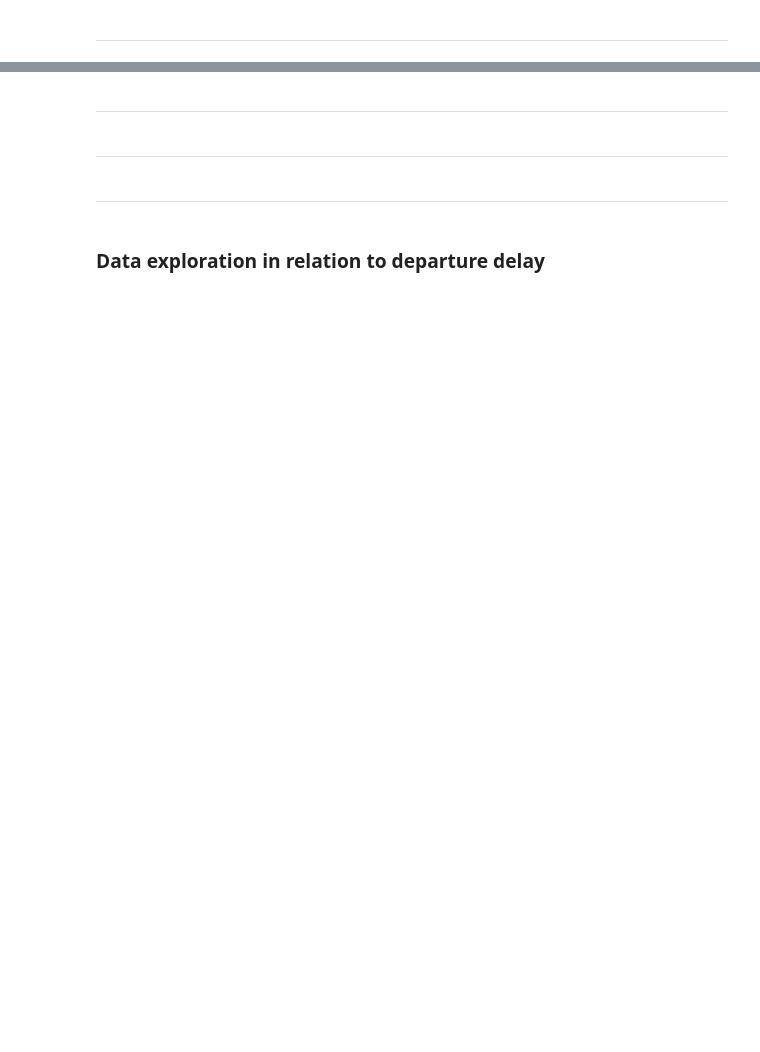
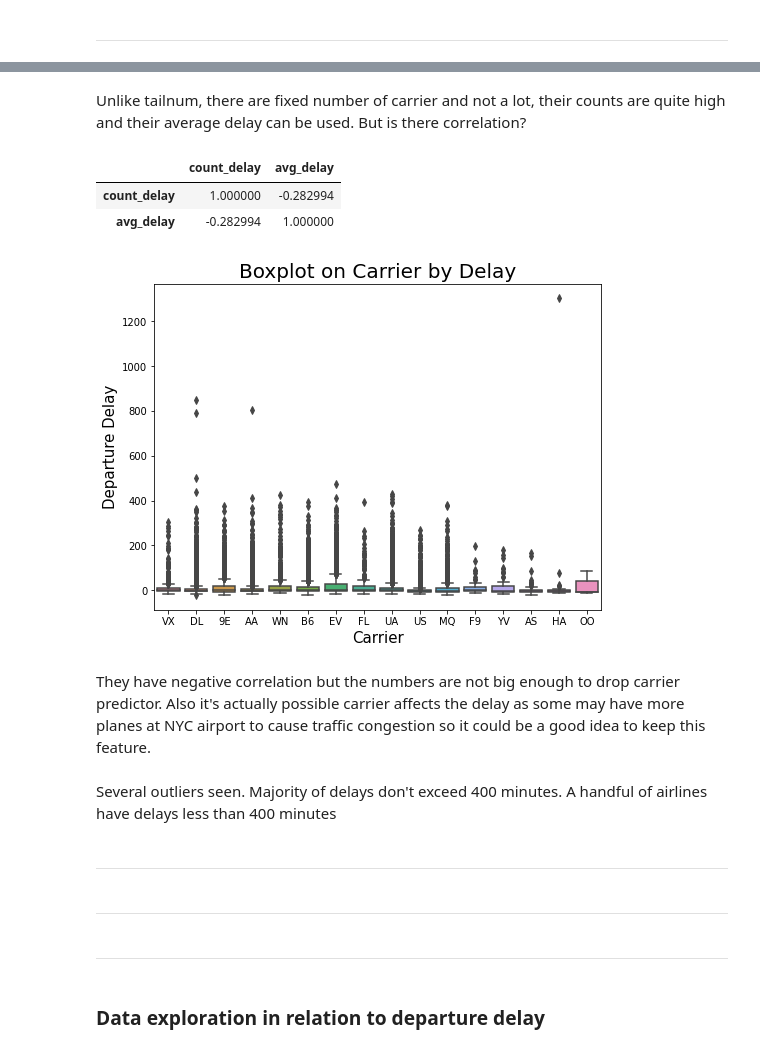
Before and after one commit to hsong1101/ADS-505-Project, a Jupyter notebook: ADS505_Group_Project.ipynb, the cells around one changed output, grey strips where cells are left out. Saved outputs shown, nothing was run; the diff lists cells and outputs as text; code cells hidden in the pictures; blank space fills up the shorter version.

```diff
--- a/ADS505_Group_Project.ipynb
+++ b/ADS505_Group_Project.ipynb
@@ -241,3 +345,26 @@ data[['dep_time', 'arr_time', 'air_time']]
+# %% [markdown]
+Unlike tailnum, there are fixed number of carrier and not a lot, their counts are quite high and their average delay can be used. But is there correlation?
+# %%
+carrier_count.corr()
+# %% [output]
+|  | count_delay | avg_delay |
+| count_delay | 1.000000 | -0.282994 |
+| avg_delay | -0.282994 | 1.000000 |
+# %%
+plt.figure(figsize=(8, 6))
+sns.boxplot(x='carrier', y='dep_delay', data=data)
+
+plt.xlabel('Carrier', size=15)
+plt.ylabel('Departure Delay', size=15)
+plt.title('Boxplot on Carrier by Delay', size=20)
+
+plt.show();
+# %% [output]
+[figure, added]
+# %% [markdown]
+They have negative correlation but the numbers are not big enough to drop carrier predictor. Also it's actually possible carrier affects the delay as some may have more planes at NYC airport to cause traffic congestion so it could be a good idea to keep this feature.
+# %% [markdown]
+Several outliers seen. Majority of delays don't exceed 400 minutes. A handful of airlines have delays less than 400 minutes
 # %% [markdown]
 ---
 # %% [markdown]
```
Also changed, not shown: parts of 74 cells of this notebook.
